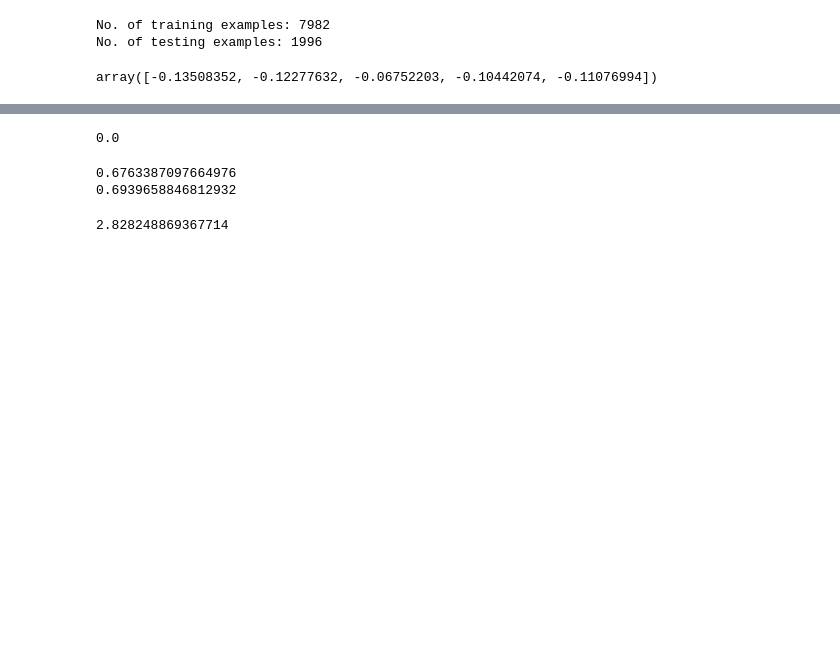
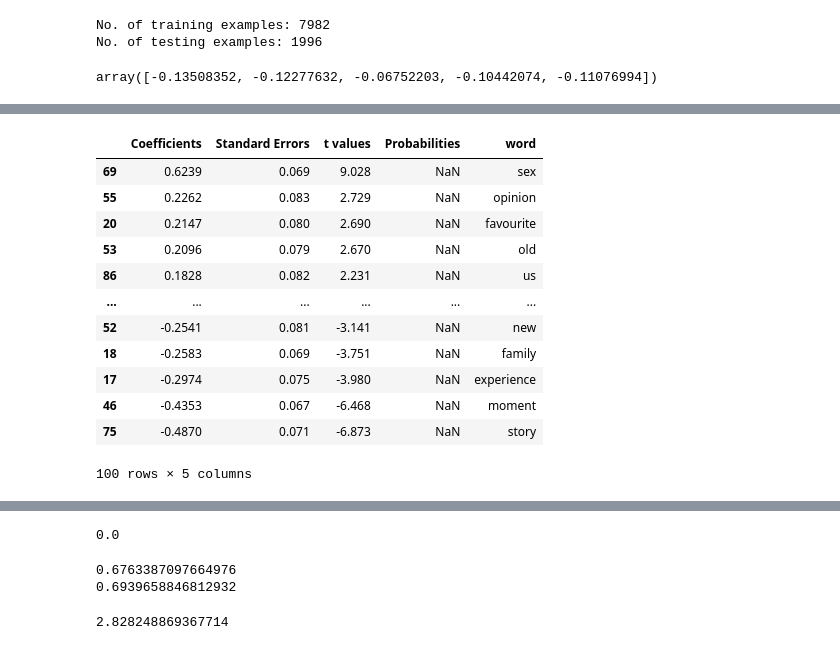
Before and after one commit to seangao14/pstat131proj, a Jupyter notebook: playground.ipynb, the cells around one changed output, grey strips where cells are left out. Cells and saved outputs as stored; diff of their text form; code cells hidden in the pictures; blank space fills up the shorter version.

```diff
--- a/playground.ipynb
+++ b/playground.ipynb
@@ -131,8 +133,3 @@ vocab_coeff_df.sort_values('coeff', ascending=False)
 | 10 | could | 0.179389 | 7.600573e-02 |
 | 1 | back | 0.057469 | 6.884641e-01 |
 100 rows × 3 columns
-# %%
-from xgboost import XGBRegressor
-
-xgbr = XGBRegressor()
-xgbr.fit(X, Y)
@@ -189,2 +159,31 @@ Y_test = testing_data['Y']
+# %%
+from scipy import stats
+
+# code from: https://stackoverflow.com/questions/27928275/find-p-value-significance-in-scikit-learn-linearregression
+def make_lr_dict(m, y, p):
+    params = np.append(linReg.intercept_,linReg.coef_)
+    predictions = p
+
+    newX = pd.DataFrame({"Constant":np.ones(len(X))}).join(pd.DataFrame(X))
+    MSE = (sum((y-predictions)**2))/(len(newX)-len(newX.columns))
+
+    # Note if you don't want to use a DataFrame replace the two lines above with
+    # newX = np.append(np.ones((len(X),1)), X, axis=1)
+    # MSE = (sum((y-predictions)**2))/(len(newX)-len(newX[0]))
+
+    var_b = MSE*(np.linalg.inv(np.dot(newX.T,newX)).diagonal())
+    sd_b = np.sqrt(var_b)
+    ts_b = params/ sd_b
+
+    p_values =[2*(1-stats.t.cdf(np.abs(i),(len(newX)-len(newX[0])))) for i in ts_b]
+
+    sd_b = np.round(sd_b,3)
+    ts_b = np.round(ts_b,3)
+    #p_values = np.round(p_values,3)
+    params = np.round(params,4)
+
+    myDF3 = pd.DataFrame()
+    myDF3["Coefficients"],myDF3["Standard Errors"],myDF3["t values"],myDF3["Probabilities"] = [params,sd_b,ts_b,p_values]
+    return myDF3.drop([0])
 # %%
 from sklearn.ensemble import RandomForestRegressor
@@ -210,0 +209,18 @@ print(-1*scorelin.mean())
+# %%
+lr_df = make_lr_dict(linReg, Y_train, lin_ypred)
+lr_df['word'] = vocab
+lr_df.sort_values(by=['Coefficients'], ascending=False)
+# %% [output]
+|  | Coefficients | Standard Errors | t values | Probabilities | word |
+| 69 | 0.6239 | 0.069 | 9.028 | NaN | sex |
+| 55 | 0.2262 | 0.083 | 2.729 | NaN | opinion |
+| 20 | 0.2147 | 0.080 | 2.690 | NaN | favourite |
+| 53 | 0.2096 | 0.079 | 2.670 | NaN | old |
+| 86 | 0.1828 | 0.082 | 2.231 | NaN | us |
+| ... | ... | ... | ... | ... | ... |
+| 52 | -0.2541 | 0.081 | -3.141 | NaN | new |
+| 18 | -0.2583 | 0.069 | -3.751 | NaN | family |
+| 17 | -0.2974 | 0.075 | -3.980 | NaN | experience |
+| 46 | -0.4353 | 0.067 | -6.468 | NaN | moment |
+| 75 | -0.4870 | 0.071 | -6.873 | NaN | story |
+100 rows × 5 columns
```
Also changed, not shown: parts of 11 cells of this notebook.
